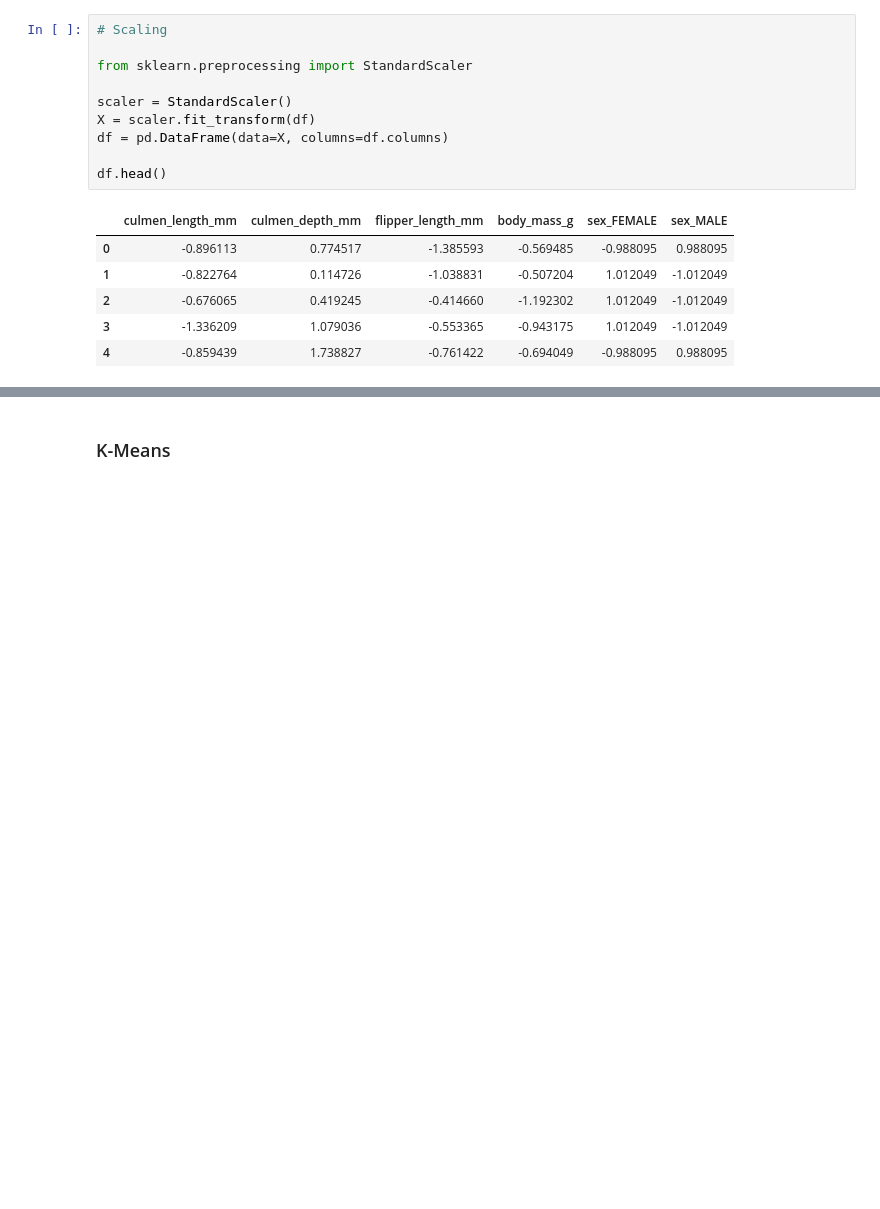
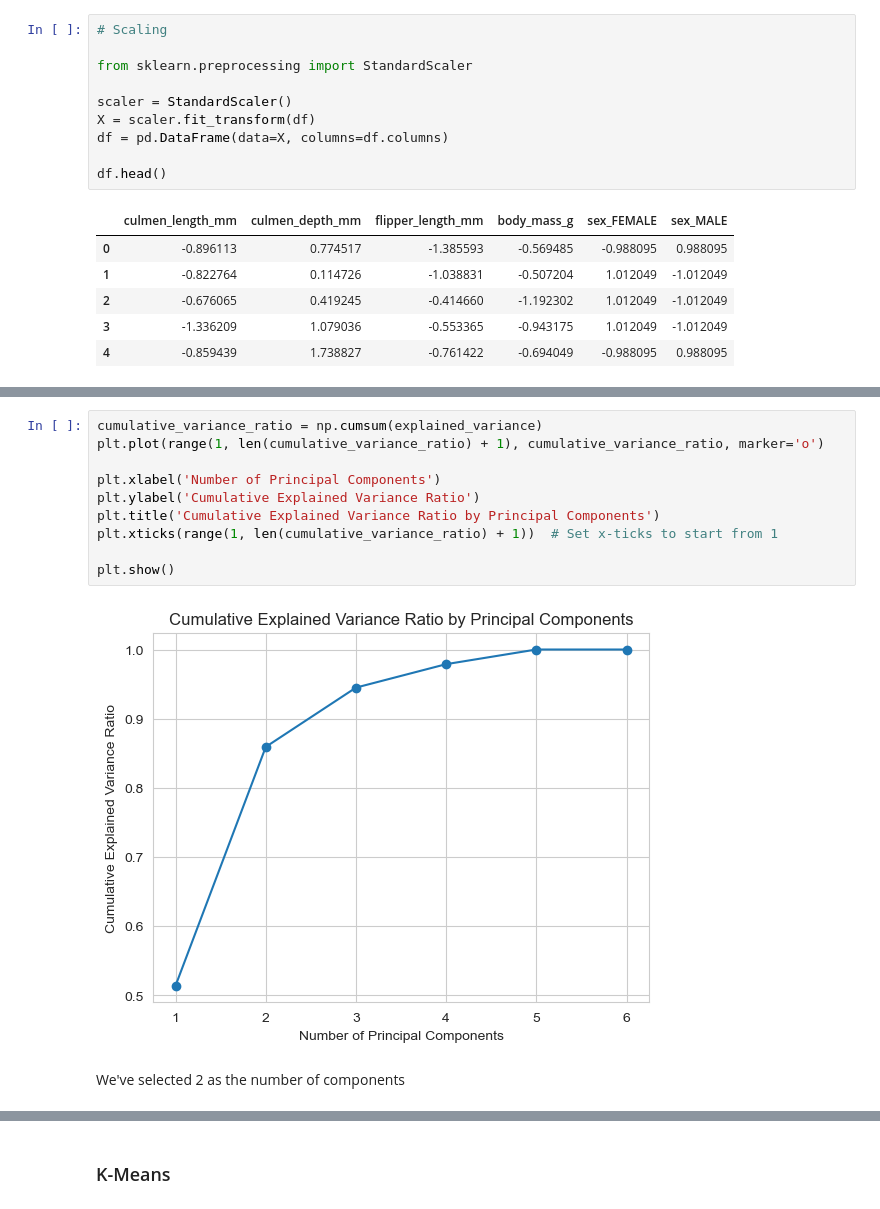
Before and after one commit to ayberkozcan/clustering-exercises, a Jupyter notebook: Analyzing Penguin Species/clustering_penguins.ipynb, the cells around one changed output, grey strips where cells are left out. Saved outputs shown, nothing was run; the diff lists cells and outputs as text; blank space fills up the shorter version.

```diff
--- a/Analyzing Penguin Species/clustering_penguins.ipynb
+++ b/Analyzing Penguin Species/clustering_penguins.ipynb
@@ -256,0 +257,14 @@ plt.show()
+# %%
+cumulative_variance_ratio = np.cumsum(explained_variance)
+plt.plot(range(1, len(cumulative_variance_ratio) + 1), cumulative_variance_ratio, marker='o')
+
+plt.xlabel('Number of Principal Components')
+plt.ylabel('Cumulative Explained Variance Ratio')
+plt.title('Cumulative Explained Variance Ratio by Principal Components')
+plt.xticks(range(1, len(cumulative_variance_ratio) + 1))  # Set x-ticks to start from 1
+
+plt.show()
+# %% [output]
+[figure, added]
+# %% [markdown]
+We've selected 2 as the number of components
```
Also changed, not shown: parts of 11 cells of this notebook.
